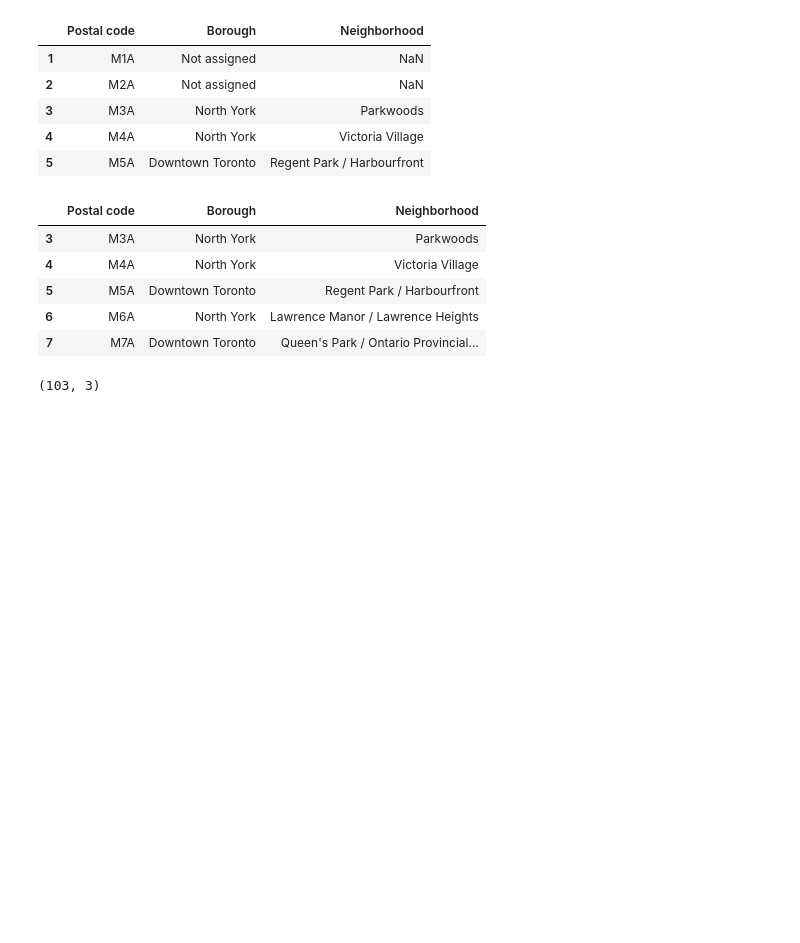
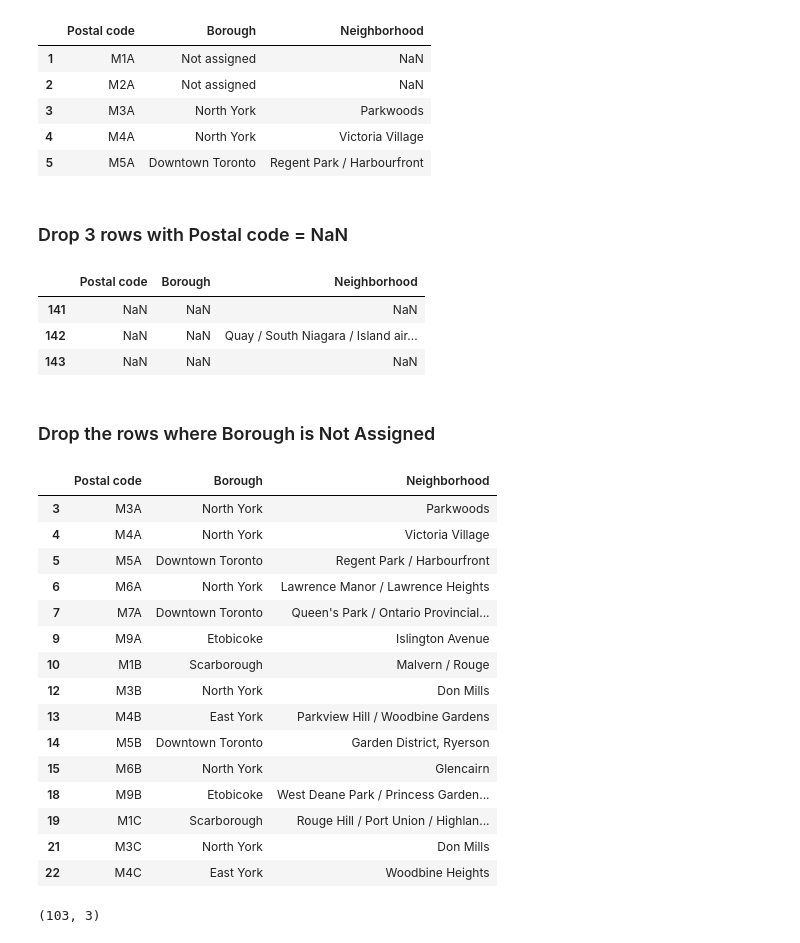
Before and after one commit to Lzhou2020/github-capstone-project, a Jupyter notebook: Capstone-SegClust-Toronto.ipynb, the cells around one changed output. Cells and saved outputs as stored; diff of their text form; code cells hidden in the pictures; blank space fills up the shorter version.

```diff
--- a/Capstone-SegClust-Toronto.ipynb
+++ b/Capstone-SegClust-Toronto.ipynb
@@ -93,20 +86,44 @@ df_data_1.head()
 | 3 | M3A | North York | Parkwoods |
 | 4 | M4A | North York | Victoria Village |
 | 5 | M5A | Downtown Toronto | Regent Park / Harbourfront |
+# %% [markdown]
+### Drop 3 rows with Postal code = NaN
+# %%
+nan_rows = df_data_1[df_data_1['Postal code'].isnull()]
+nan_rows
+# %% [output]
+|  | Postal code | Borough | Neighborhood |
+| 141 | NaN | NaN | NaN |
+| 142 | NaN | NaN | Quay / South Niagara / Island air... |
+| 143 | NaN | NaN | NaN |
+# %%
+df_data_1=df_data_1.drop([141, 142, 143])
+# %% [markdown]
+### Drop the rows where Borough is Not Assigned
 # %%
 # Get names of indexes for which column Borough is Not Assigned
 indexNames = df_data_1[ df_data_1['Borough'] == 'Not assigned' ].index
 
 # Delete these row indexes from dataFrame
 df_data_2= df_data_1.drop(indexNames)
-df_data_2.head()
+df_data_2.head(15)
 # %% [output]
 |  | Postal code | Borough | Neighborhood |
 | 3 | M3A | North York | Parkwoods |
 | 4 | M4A | North York | Victoria Village |
 | 5 | M5A | Downtown Toronto | Regent Park / Harbourfront |
 | 6 | M6A | North York | Lawrence Manor / Lawrence Heights |
 | 7 | M7A | Downtown Toronto | Queen's Park / Ontario Provincial... |
+| 9 | M9A | Etobicoke | Islington Avenue |
+| 10 | M1B | Scarborough | Malvern / Rouge |
+| 12 | M3B | North York | Don Mills |
+| 13 | M4B | East York | Parkview Hill / Woodbine Gardens |
+| 14 | M5B | Downtown Toronto | Garden District, Ryerson |
+| 15 | M6B | North York | Glencairn |
+| 18 | M9B | Etobicoke | West Deane Park / Princess Garden... |
+| 19 | M1C | Scarborough | Rouge Hill / Port Union / Highlan... |
+| 21 | M3C | North York | Don Mills |
+| 22 | M4C | East York | Woodbine Heights |
 # %%
 df_data_2.shape
 # %% [output]
```
Also changed, not shown: parts of 58 cells of this notebook.
